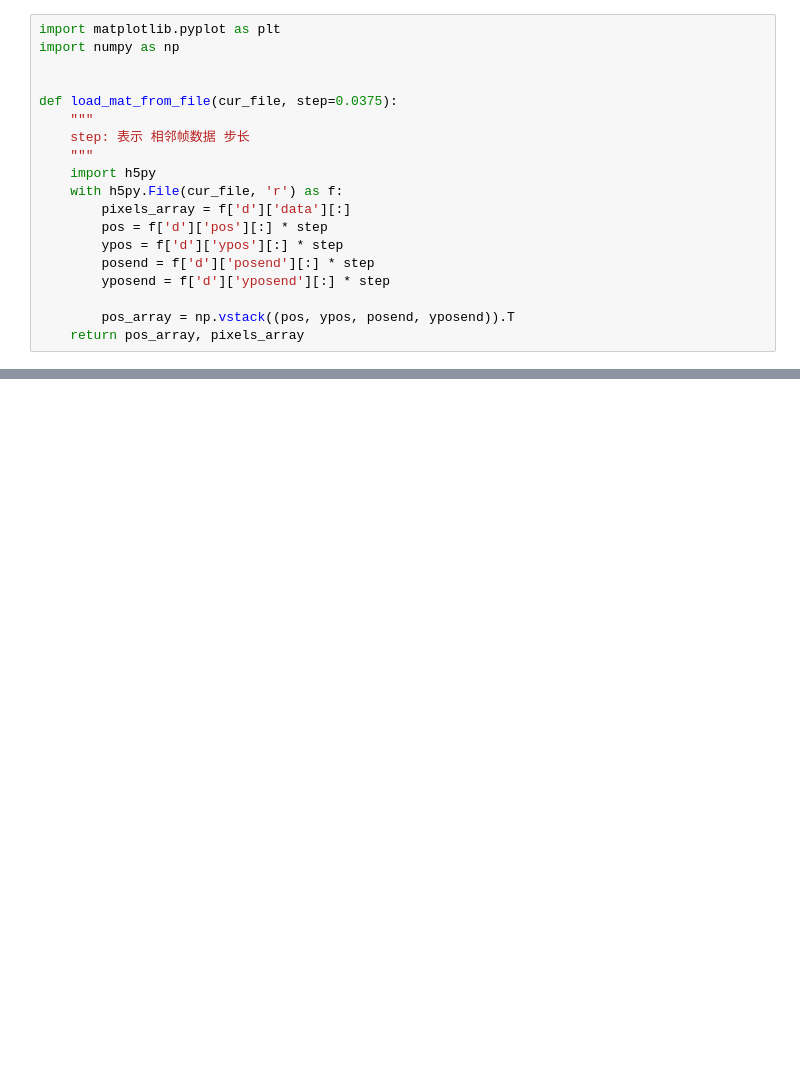
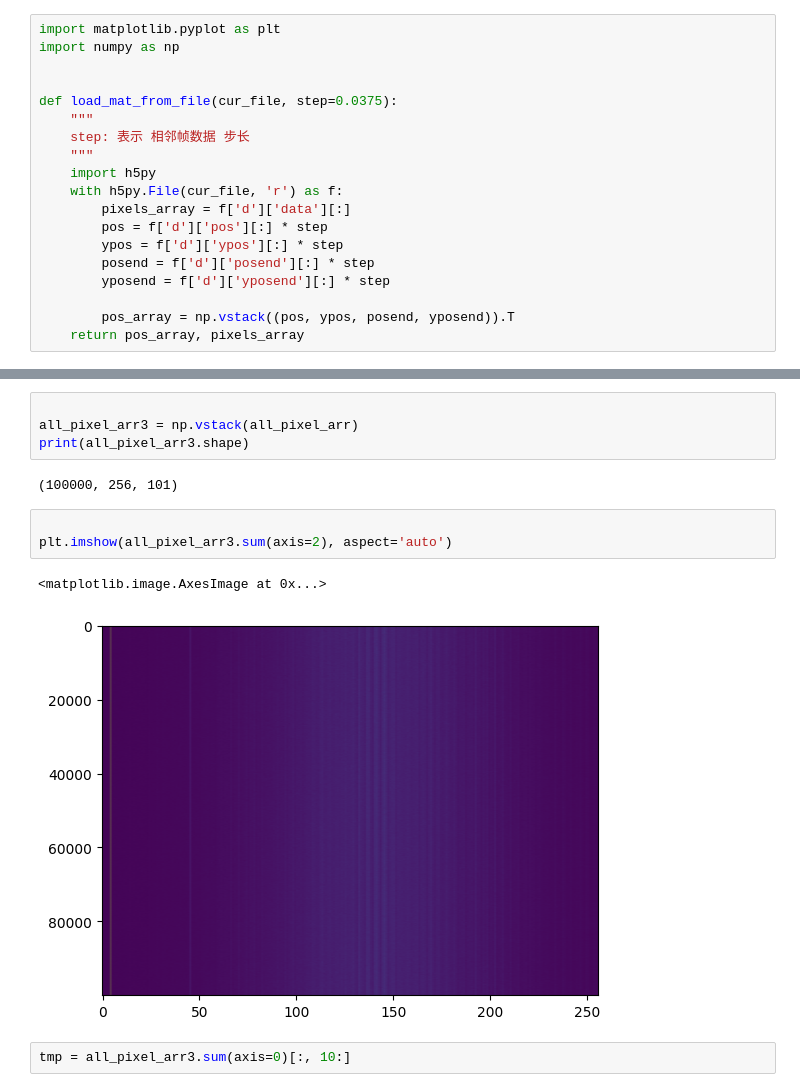
Before and after one commit to hqllab/Acq_gui, a Jupyter notebook: src/check_data.ipynb, the cells around one changed output, grey strips where cells are left out. Saved outputs shown, nothing was run; the diff lists cells and outputs as text; blank space fills up the shorter version.

```diff
--- a/src/check_data.ipynb
+++ b/src/check_data.ipynb
@@ -38,0 +63,14 @@ plt.imshow(cor_data.sum(axis=2), aspect='auto')
+# %%
+
+all_pixel_arr3 = np.vstack(all_pixel_arr)
+print(all_pixel_arr3.shape)
+# %% [output]
+(100000, 256, 101)
+# %%
+
+plt.imshow(all_pixel_arr3.sum(axis=2), aspect='auto')
+# %% [output]
+<matplotlib.image.AxesImage at 0x...>
+[figure, added]
+# %%
+tmp = all_pixel_arr3.sum(axis=0)[:, 10:]
```
Also changed, not shown: parts of 6 cells of this notebook, 4 other files.
